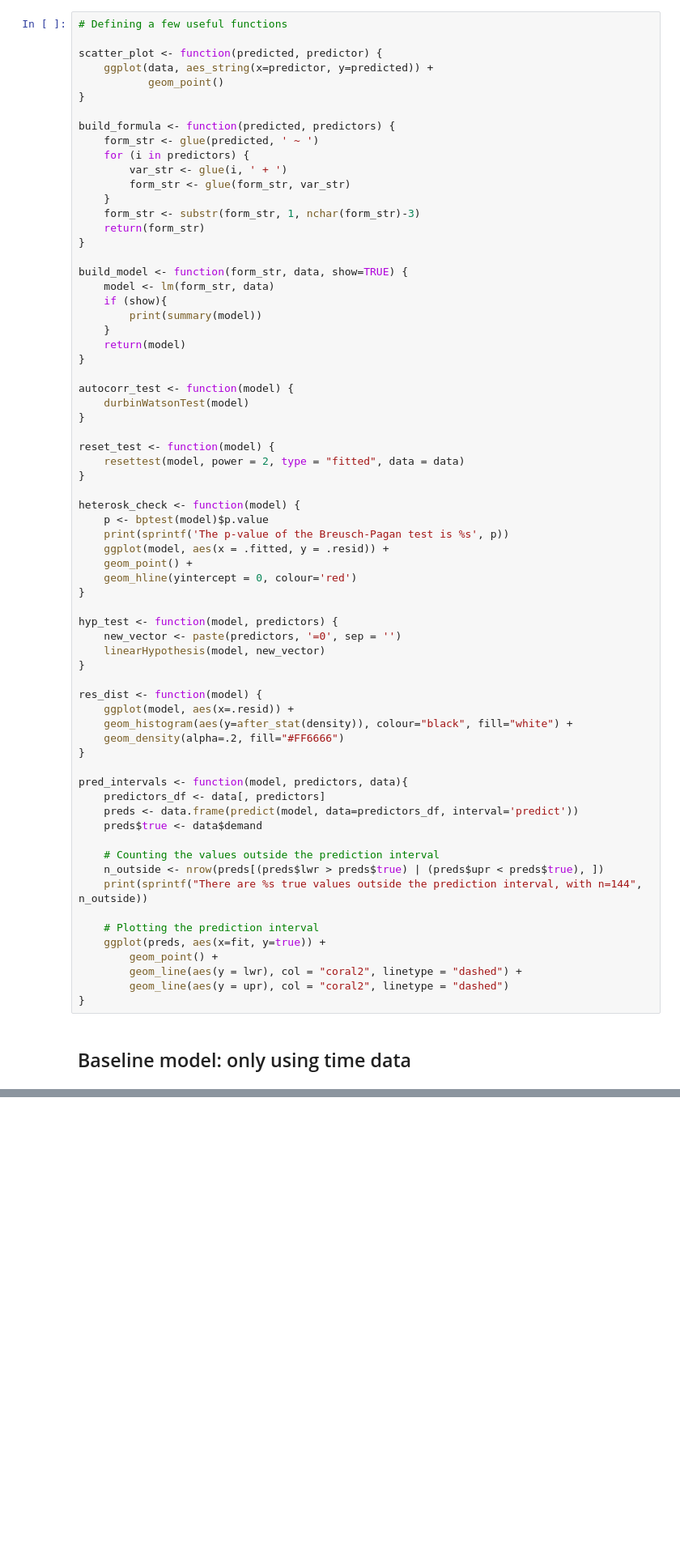
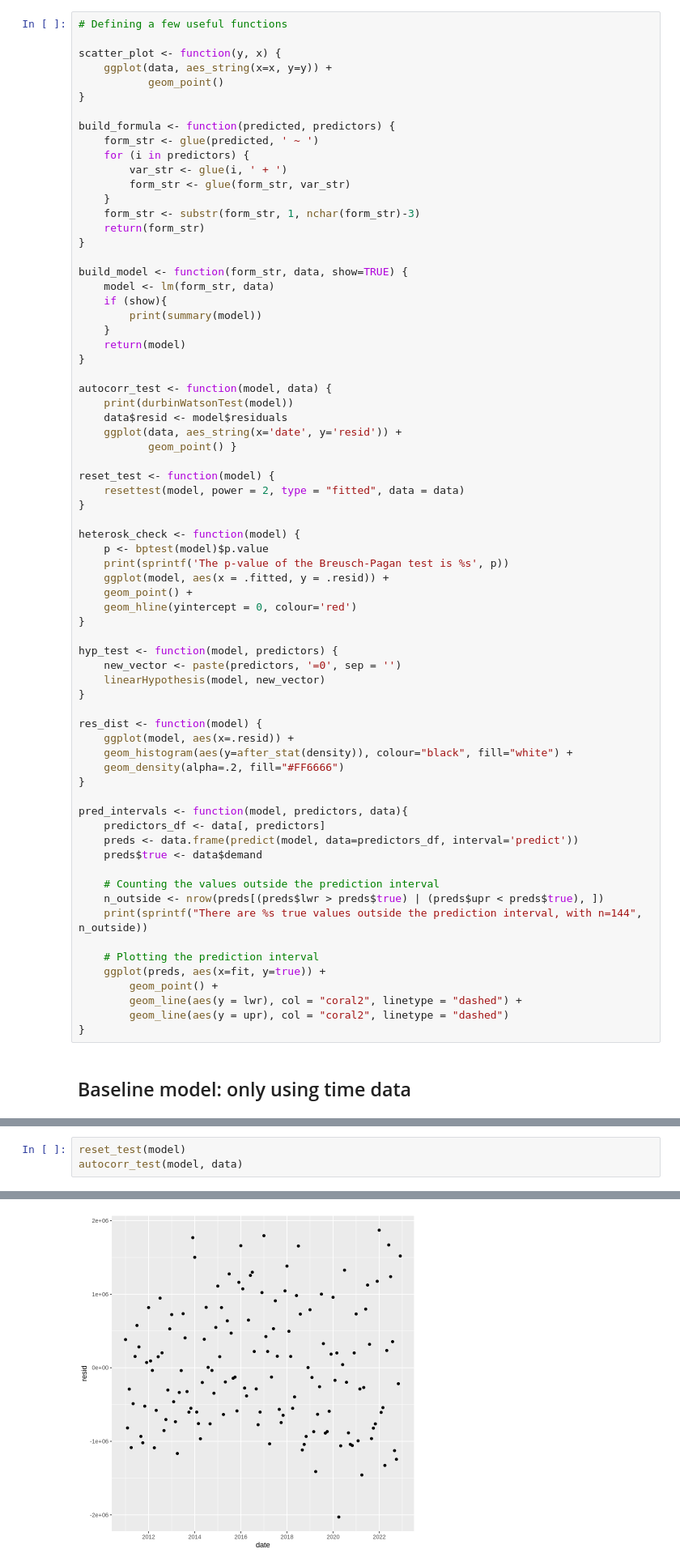
Before and after one commit to jpoletti/elec-demand-arg, a Jupyter notebook: ESP.ipynb, the cells around one changed output, grey strips where cells are left out. Shown at 81% size. Drawn from its saved outputs; the diff is of its cells as text; blank space fills up the shorter version.

Commit message:
added a residual vs date scatter plot to autocorr_test

```diff
--- a/ESP.ipynb
+++ b/ESP.ipynb
@@ -61,8 +74,8 @@ ERROR: Error in UseMethod("months"): no applicable method for 'months' applied t
 # %%
 # Defining a few useful functions
 
-scatter_plot <- function(predicted, predictor) {
-    ggplot(data, aes_string(x=predictor, y=predicted)) +
+scatter_plot <- function(y, x) {
+    ggplot(data, aes_string(x=x, y=y)) +
            geom_point()
 }
 
@@ -84,9 +97,11 @@ build_model <- function(form_str, data, show=TRUE) {
     return(model)
 }
 
-autocorr_test <- function(model) {
-    durbinWatsonTest(model)
-}
+autocorr_test <- function(model, data) {
+    print(durbinWatsonTest(model))
+    data$resid <- model$residuals
+    ggplot(data, aes_string(x='date', y='resid')) +
+           geom_point() }
 
 reset_test <- function(model) {
     resettest(model, power = 2, type = "fitted", data = data)
@@ -178,0 +187,4 @@ RESET = 2.5261, df1 = 1, df2 = 141, p-value = 0.1142
+# %%
+reset_test(model)
+autocorr_test(model, data)
+# %% [output]
@@ -179,3 +198,4 @@ RESET = 2.5261, df1 = 1, df2 = 141, p-value = 0.1142
+[figure, added]
 # %%
 heterosk_check(model)
 # %% [output]
```
Also changed, not shown: parts of 15 cells of this notebook.
